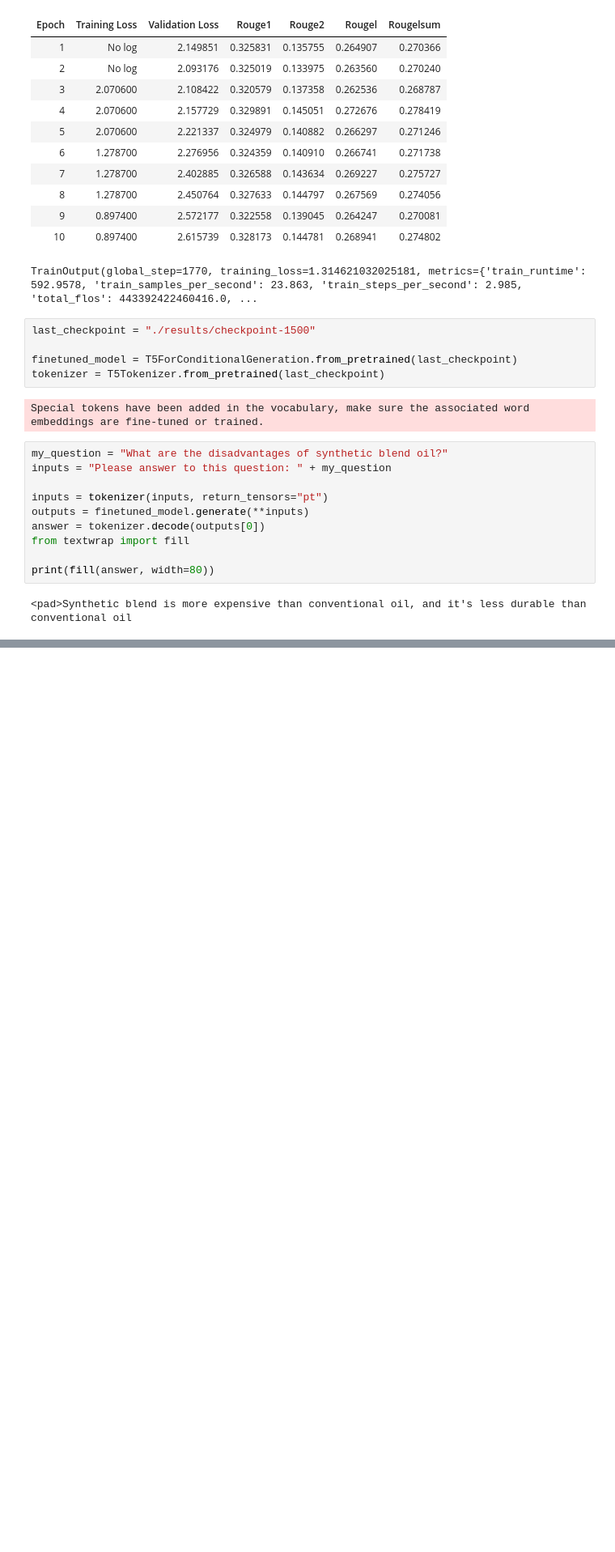
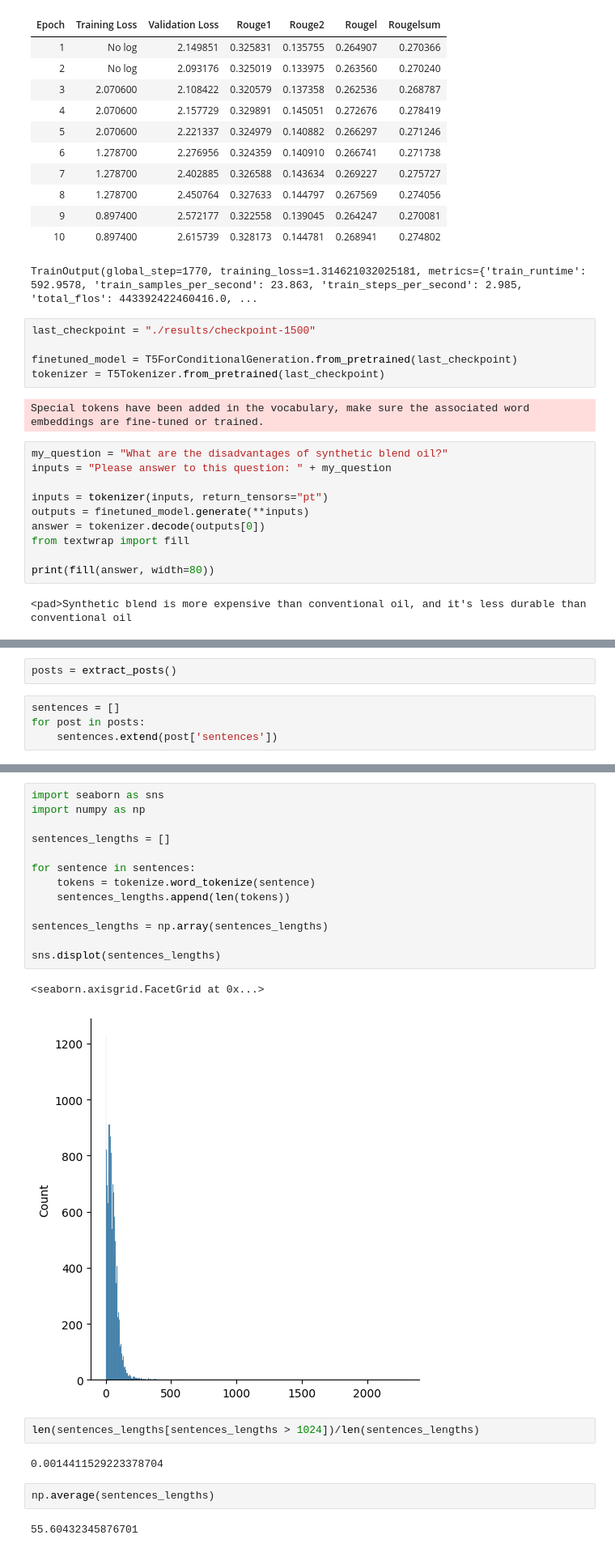
Before and after one commit to EdmilsonSantana/auto-qa-gen, a Jupyter notebook: notebook.ipynb, the cells around one changed output, grey strips where cells are left out. Shown: that part at 81% size. Cells and saved outputs as stored; diff of their text form; blank space fills up the shorter version.

```diff
--- a/notebook.ipynb
+++ b/notebook.ipynb
@@ -246,0 +266,6 @@ tensor([[   0,   94, 5619,   30,    8, 1043,  686,   11,    8, 1689,   25, 1262,
+# %%
+posts = extract_posts()
+# %%
+sentences = []
+for post in posts:
+    sentences.extend(post['sentences'])
@@ -246,0 +285,24 @@ tensor([[   0,   94, 5619,   30,    8, 1043,  686,   11,    8, 1689,   25, 1262,
+# %%
+import seaborn as sns
+import numpy as np
+
+sentences_lengths = []
+
+for sentence in sentences:
+    tokens = tokenize.word_tokenize(sentence)
+    sentences_lengths.append(len(tokens))
+
+sentences_lengths = np.array(sentences_lengths)
+
+sns.displot(sentences_lengths)
+# %% [output]
+<seaborn.axisgrid.FacetGrid at 0x...>
+[figure, added]
+# %%
+len(sentences_lengths[sentences_lengths > 1024])/len(sentences_lengths)
+# %% [output]
+0.0014411529223378704
+# %%
+np.average(sentences_lengths)
+# %% [output]
+55.60432345876701
```
Also changed, not shown: parts of 21 cells of this notebook, 2 other files.
